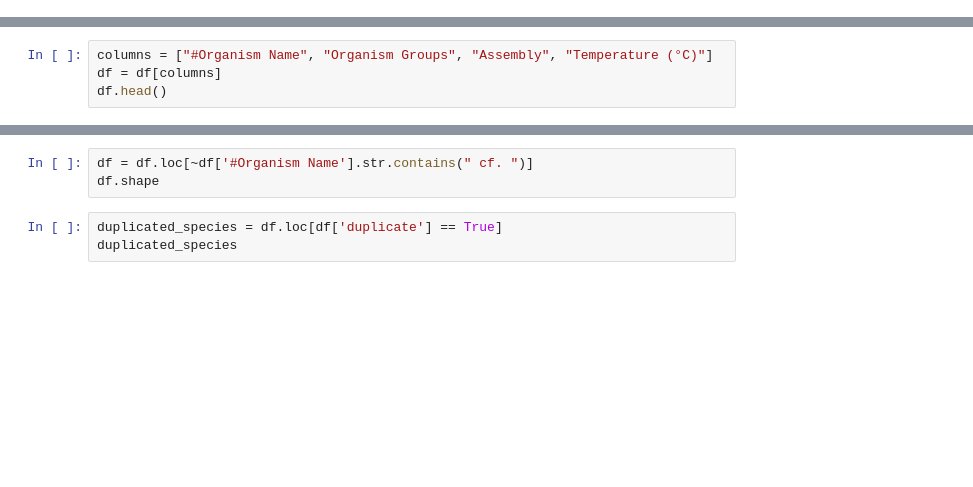
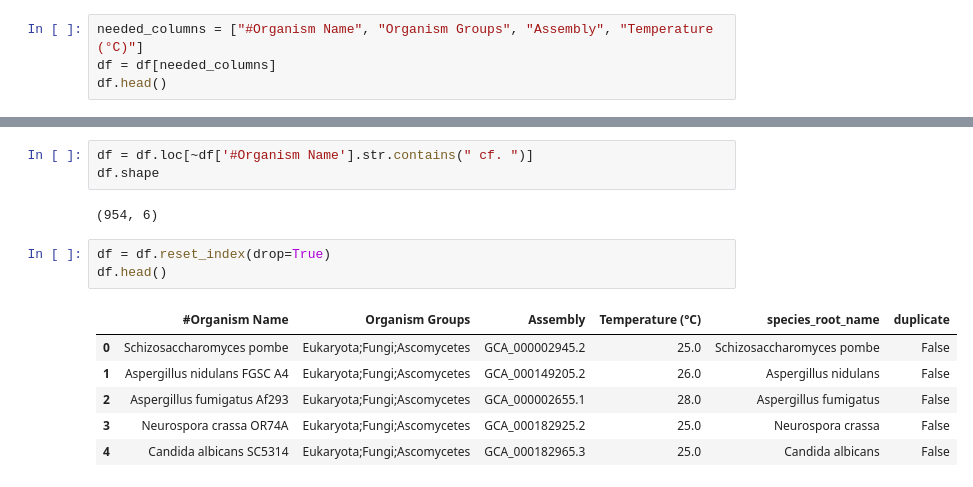
Before and after one commit to saraosullivan/fungal-temp-analysis, a Jupyter notebook: Fungi_Research_Code.ipynb, the cells around one changed output, grey strips where cells are left out. Saved outputs shown, nothing was run; the diff lists cells and outputs as text; blank space fills up the shorter version.

```diff
--- a/Fungi_Research_Code.ipynb
+++ b/Fungi_Research_Code.ipynb
@@ -60,0 +68,4 @@ FileNotFoundError: [Errno 2] No such file or directory: 'eukaryotes_ncbi_tempera
+# %%
+needed_columns = ["#Organism Name", "Organism Groups", "Assembly", "Temperature (°C)"]
+df = df[needed_columns]
+df.head()
@@ -64,4 +83,0 @@ df.shape
-# %%
-columns = ["#Organism Name", "Organism Groups", "Assembly", "Temperature (°C)"]
-df = df[columns]
-df.head()
@@ -90,7 +141,16 @@ df
 # %%
 df = df.loc[~df['#Organism Name'].str.contains(" cf. ")]
 df.shape
+# %% [output]
+(954, 6)
-# %%
-duplicated_species = df.loc[df['duplicate'] == True]
-duplicated_species
+# %%
+df = df.reset_index(drop=True)
+df.head()
+# %% [output]
+|  | #Organism Name | Organism Groups | Assembly | Temperature (°C) | species_root_name | duplicate |
+| 0 | Schizosaccharomyces pombe | Eukaryota;Fungi;Ascomycetes | GCA_000002945.2 | 25.0 | Schizosaccharomyces pombe | False |
+| 1 | Aspergillus nidulans FGSC A4 | Eukaryota;Fungi;Ascomycetes | GCA_000149205.2 | 26.0 | Aspergillus nidulans | False |
+| 2 | Aspergillus fumigatus Af293 | Eukaryota;Fungi;Ascomycetes | GCA_000002655.1 | 28.0 | Aspergillus fumigatus | False |
+| 3 | Neurospora crassa OR74A | Eukaryota;Fungi;Ascomycetes | GCA_000182925.2 | 25.0 | Neurospora crassa | False |
+| 4 | Candida albicans SC5314 | Eukaryota;Fungi;Ascomycetes | GCA_000182965.3 | 25.0 | Candida albicans | False |
 # %%
```
Also changed, not shown: parts of 15 cells of this notebook.
